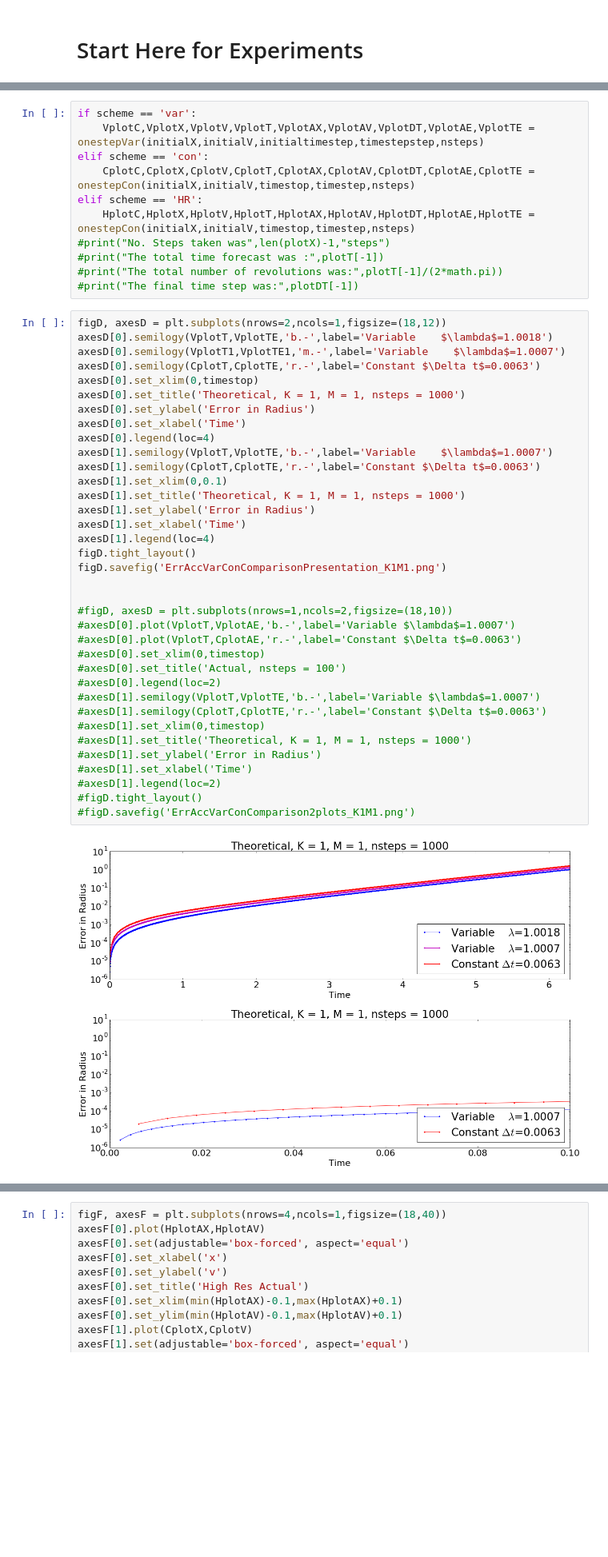
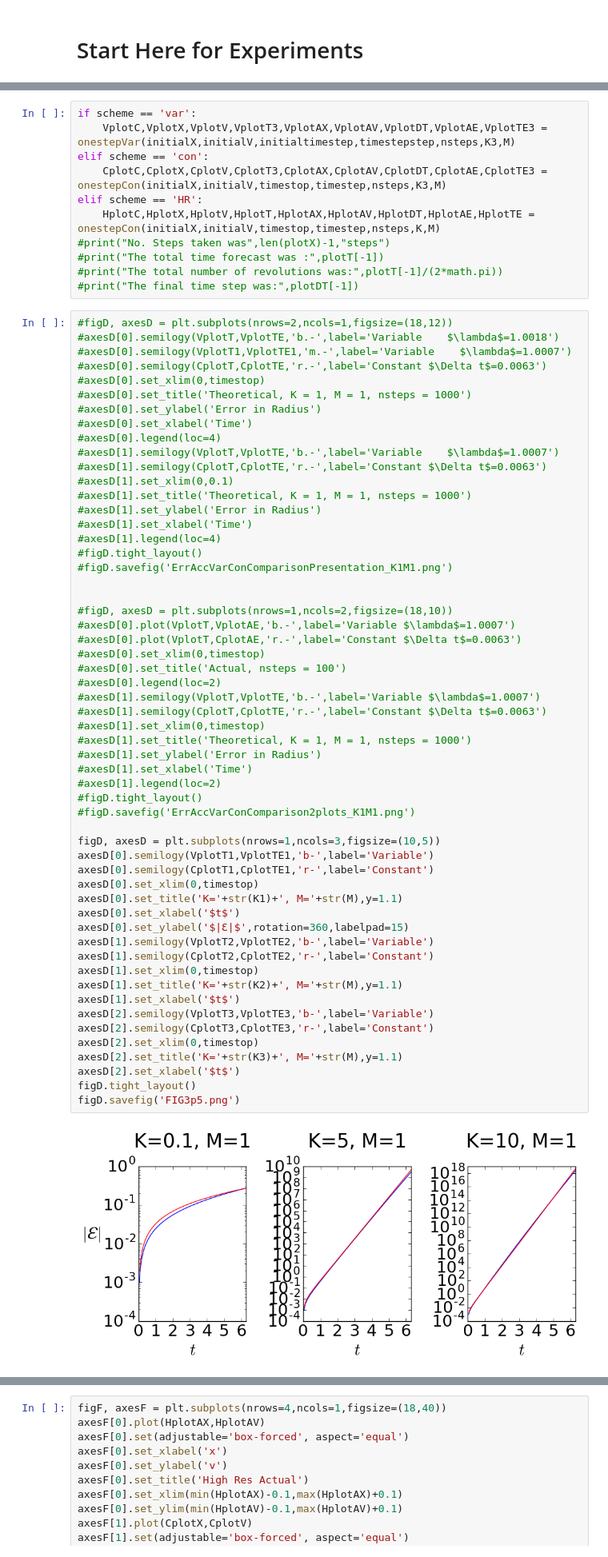
Before and after one commit to Mole45/MMet_Project, a Jupyter notebook: Project-SimpleOsc-ErrAcc.ipynb, the cells around one changed output, grey strips where cells are left out. Shown at 80% size. Drawn from its saved outputs; the diff is of its cells as text; blank space fills up the shorter version.

```diff
--- a/Project-SimpleOsc-ErrAcc.ipynb
+++ b/Project-SimpleOsc-ErrAcc.ipynb
@@ -144,51 +147,71 @@ The time step multiplier is 1.00179336562937
 # %%
 if scheme == 'var':
-    VplotC,VplotX,VplotV,VplotT,VplotAX,VplotAV,VplotDT,VplotAE,VplotTE = onestepVar(initialX,initialV,initialtimestep,timestepstep,nsteps)
+    VplotC,VplotX,VplotV,VplotT3,VplotAX,VplotAV,VplotDT,VplotAE,VplotTE3 = onestepVar(initialX,initialV,initialtimestep,timestepstep,nsteps,K3,M)
 elif scheme == 'con':
-    CplotC,CplotX,CplotV,CplotT,CplotAX,CplotAV,CplotDT,CplotAE,CplotTE = onestepCon(initialX,initialV,timestop,timestep,nsteps)
+    CplotC,CplotX,CplotV,CplotT3,CplotAX,CplotAV,CplotDT,CplotAE,CplotTE3 = onestepCon(initialX,initialV,timestop,timestep,nsteps,K3,M)
 elif scheme == 'HR':
-    HplotC,HplotX,HplotV,HplotT,HplotAX,HplotAV,HplotDT,HplotAE,HplotTE = onestepCon(initialX,initialV,timestop,timestep,nsteps)
+    HplotC,HplotX,HplotV,HplotT,HplotAX,HplotAV,HplotDT,HplotAE,HplotTE = onestepCon(initialX,initialV,timestop,timestep,nsteps,K,M)
 #print("No. Steps taken was",len(plotX)-1,"steps")
 #print("The total time forecast was :",plotT[-1])
 #print("The total number of revolutions was:",plotT[-1]/(2*math.pi))
 #print("The final time step was:",plotDT[-1])
 # %%
-figD, axesD = plt.subplots(nrows=2,ncols=1,figsize=(18,12))
-axesD[0].semilogy(VplotT,VplotTE,'b.-',label='Variable    $\lambda$=1.0018')
-axesD[0].semilogy(VplotT1,VplotTE1,'m.-',label='Variable    $\lambda$=1.0007')
-axesD[0].semilogy(CplotT,CplotTE,'r.-',label='Constant $\Delta t$=0.0063')
-axesD[0].set_xlim(0,timestop)
-axesD[0].set_title('Theoretical, K = 1, M = 1, nsteps = 1000')
-axesD[0].set_ylabel('Error in Radius')
-axesD[0].set_xlabel('Time')
-axesD[0].legend(loc=4)
-axesD[1].semilogy(VplotT,VplotTE,'b.-',label='Variable    $\lambda$=1.0007')
-axesD[1].semilogy(CplotT,CplotTE,'r.-',label='Constant $\Delta t$=0.0063')
-axesD[1].set_xlim(0,0.1)
-axesD[1].set_title('Theoretical, K = 1, M = 1, nsteps = 1000')
-axesD[1].set_ylabel('Error in Radius')
-axesD[1].set_xlabel('Time')
-axesD[1].legend(loc=4)
-figD.tight_layout()
-figD.savefig('ErrAccVarConComparisonPresentation_K1M1.png')
+#figD, axesD = plt.subplots(nrows=2,ncols=1,figsize=(18,12))
+#axesD[0].semilogy(VplotT,VplotTE,'b.-',label='Variable    $\lambda$=1.0018')
+#axesD[0].semilogy(VplotT1,VplotTE1,'m.-',label='Variable    $\lambda$=1.0007')
+#axesD[0].semilogy(CplotT,CplotTE,'r.-',label='Constant $\Delta t$=0.0063')
+#axesD[0].set_xlim(0,timestop)
+#axesD[0].set_title('Theoretical, K = 1, M = 1, nsteps = 1000')
+#axesD[0].set_ylabel('Error in Radius')
+#axesD[0].set_xlabel('Time')
+#axesD[0].legend(loc=4)
+#axesD[1].semilogy(VplotT,VplotTE,'b.-',label='Variable    $\lambda$=1.0007')
+#axesD[1].semilogy(CplotT,CplotTE,'r.-',label='Constant $\Delta t$=0.0063')
+#axesD[1].set_xlim(0,0.1)
+#axesD[1].set_title('Theoretical, K = 1, M = 1, nsteps = 1000')
+#axesD[1].set_ylabel('Error in Radius')
+#axesD[1].set_xlabel('Time')
+#axesD[1].legend(loc=4)
+#figD.tight_layout()
+#figD.savefig('ErrAccVarConComparisonPresentation_K1M1.png')
 
 
 #figD, axesD = plt.subplots(nrows=1,ncols=2,figsize=(18,10))
 #axesD[0].plot(VplotT,VplotAE,'b.-',label='Variable $\lambda$=1.0007')
 #axesD[0].plot(VplotT,CplotAE,'r.-',label='Constant $\Delta t$=0.0063')
 #axesD[0].set_xlim(0,timestop)
 #axesD[0].set_title('Actual, nsteps = 100')
 #axesD[0].legend(loc=2)
 #axesD[1].semilogy(VplotT,VplotTE,'b.-',label='Variable $\lambda$=1.0007')
 #axesD[1].semilogy(CplotT,CplotTE,'r.-',label='Constant $\Delta t$=0.0063')
 #axesD[1].set_xlim(0,timestop)
 #axesD[1].set_title('Theoretical, K = 1, M = 1, nsteps = 1000')
 #axesD[1].set_ylabel('Error in Radius')
 #axesD[1].set_xlabel('Time')
 #axesD[1].legend(loc=2)
 #figD.tight_layout()
 #figD.savefig('ErrAccVarConComparison2plots_K1M1.png')
+
+figD, axesD = plt.subplots(nrows=1,ncols=3,figsize=(10,5))
+axesD[0].semilogy(VplotT1,VplotTE1,'b-',label='Variable')
+axesD[0].semilogy(CplotT1,CplotTE1,'r-',label='Constant')
+axesD[0].set_xlim(0,timestop)
+axesD[0].set_title('K='+str(K1)+', M='+str(M),y=1.1)
+axesD[0].set_xlabel('$t$')
+axesD[0].set_ylabel('$|Ɛ|$',rotation=360,labelpad=15)
+axesD[1].semilogy(VplotT2,VplotTE2,'b-',label='Variable')
+axesD[1].semilogy(CplotT2,CplotTE2,'r-',label='Constant')
+axesD[1].set_xlim(0,timestop)
+axesD[1].set_title('K='+str(K2)+', M='+str(M),y=1.1)
+axesD[1].set_xlabel('$t$')
+axesD[2].semilogy(VplotT3,VplotTE3,'b-',label='Variable')
+axesD[2].semilogy(CplotT3,CplotTE3,'r-',label='Constant')
+axesD[2].set_xlim(0,timestop)
+axesD[2].set_title('K='+str(K3)+', M='+str(M),y=1.1)
+axesD[2].set_xlabel('$t$')
+figD.tight_layout()
+figD.savefig('FIG3p5.png')
 # %% [output]
-[figure, old version]
+[figure, new version]
 # %%
 figD2, axesD2 = plt.subplots(nrows=1,ncols=1,figsize=(9,10))
```
Also changed, not shown: parts of 4 cells of this notebook, 3 other files.
